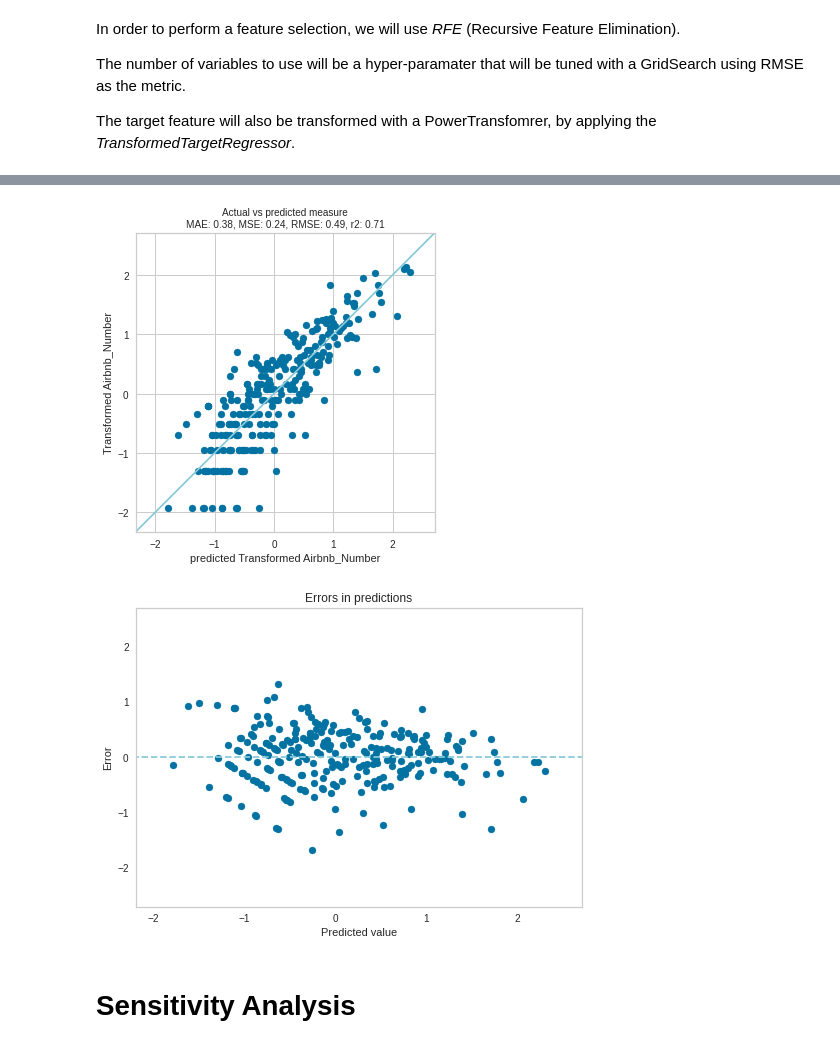
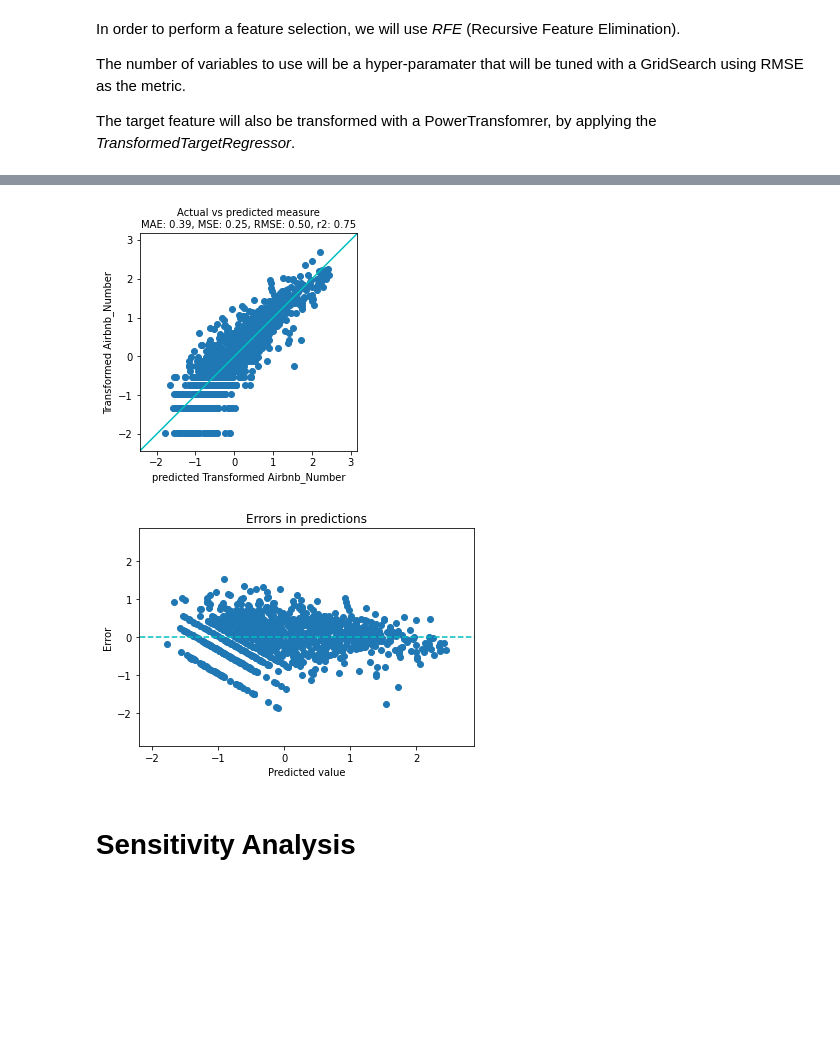
Before and after one commit to egregorimar/urbana, a Jupyter notebook: notebooks/01linear.ipynb, the cells around one changed output, grey strips where cells are left out. Cells and saved outputs as stored; diff of their text form; code cells hidden in the pictures; blank space fills up the shorter version.

```diff
--- a/notebooks/01linear.ipynb
+++ b/notebooks/01linear.ipynb
@@ -220,27 +268,13 @@ Index(['Rent_Number_Flats'], dtype='object')
 # %%
-X_train.drop(np.setdiff1d(X_Rent.columns, X_Rent_chosen), axis=1, inplace=True)
-X_test.drop(np.setdiff1d(X_Rent.columns, X_Rent_chosen), axis=1, inplace=True)
 X.drop(np.setdiff1d(X_Rent.columns, X_Rent_chosen), axis=1, inplace=True)
 
-X_train.drop(np.setdiff1d(X_Age.columns, X_Age_chosen), axis=1, inplace=True)
-X_test.drop(np.setdiff1d(X_Age.columns, X_Age_chosen), axis=1, inplace=True)
 X.drop(np.setdiff1d(X_Age.columns, X_Age_chosen), axis=1, inplace=True)
 
-
-X_train.drop(
-    np.setdiff1d(X_Nationality.columns, X_Nationality_chosen), axis=1, inplace=True
-)
-X_test.drop(
-    np.setdiff1d(X_Nationality.columns, X_Nationality_chosen), axis=1, inplace=True
-)
 X.drop(np.setdiff1d(X_Nationality.columns, X_Nationality_chosen), axis=1, inplace=True)
 
+X.drop(np.setdiff1d(X_Education.columns, X_Education_chosen), axis=1, inplace=True)
 
-X_train.drop(
-    np.setdiff1d(X_Education.columns, X_Education_chosen), axis=1, inplace=True
-)
-X_test.drop(np.setdiff1d(X_Education.columns, X_Education_chosen), axis=1, inplace=True)
-X.drop(np.setdiff1d(X_Education.columns, X_Education_chosen), axis=1, inplace=True)
+X.drop(np.setdiff1d(X_POI.columns, X_POI_chosen), axis=1, inplace=True)
 # %% [markdown]
 ## Feature Selection Pipeline
 # %% [markdown]
@@ -263,16 +297,16 @@ pipe_rfe = Pipeline(
 )
 
 # Define the param space for hyper-parameter tunning (in this case, the number of features to keep with RFE)
-param_grid_rfe = [{"rfe__n_features_to_select": np.arange(6, 20, 1)}]
+param_grid_rfe = [{"rfe__n_features_to_select": np.arange(6, 15, 1)}]
 
 search_rfe = GridSearchCV(
-    pipe_rfe, param_grid_rfe, scoring="neg_median_absolute_error", n_jobs=-1
+    pipe_rfe, param_grid_rfe, scoring="neg_root_mean_squared_error", n_jobs=-1
 )
 
 
 model = TransformedTargetRegressor(regressor=search_rfe, transformer=PowerTransformer())
 
-model.fit(X_train, y_train)
+model.fit(X, y)
 # %% [output]
 TransformedTargetRegressor(regressor=GridSearchCV(estimator=Pipeline(steps=[('preprocessor',
                                                                              Pipeline(steps=[('imputer',
@@ -345,19 +422,24 @@ ResidualsPlot(ax=<AxesSubplot:title={'center':'Residuals for TransformedTargetRe
 # %%
 pw = PowerTransformer()
-pw.fit(y_train.values.reshape(-1, 1))
+pw.fit(y.values.reshape(-1, 1))
+
 ####################Tranform y_hat####################
-y_test_pred_transformed = model.predict(X_test)
-y_test_pred_transformed = pw.transform(y_test_pred_transformed.reshape(-1, 1)).flatten()
-# plt.hist(y_test_pred_transformed, color="b", alpha=0.7)
+y_pred_transformed = model.predict(X)
+y_pred_transformed = pw.transform(y_pred_transformed.reshape(-1, 1)).flatten()
+
 ####################Trasform y####################
-y_test_transformed = pd.Series(pw.transform(y_test.values.reshape(-1, 1)).flatten())
-y_test_transformed.name = "Transformed Airbnb_Number"
+# y_test_transformed = pd.Series(pw.transform(y_test.values.reshape(-1, 1)).flatten())
+y_transformed = pd.Series(pw.transform(y.values.reshape(-1, 1)).flatten())
+y_transformed.name = "Transformed Airbnb_Number"
 
-pa_rfe = PredictedAccuracy(y_test_transformed, y_test_pred_transformed)
-pa_rfe.plot_scatter()
+pa_rfe = PredictedAccuracy(y_transformed, y_pred_transformed)
+pa_rfe.plot_scatter(
+    save_fig=SAVE_FIGS,
+    root_name=DIR_DATA / "processed/01_linear/selection_transformed_model",
+)
 # %% [output]
-[figure, old version]
+[figure, new version]
-[figure, old version]
+[figure, new version]
 # %% [markdown]
 # Sensitivity Analysis
 # %%
```
Also changed, not shown: parts of 36 cells of this notebook, 1 other file.
